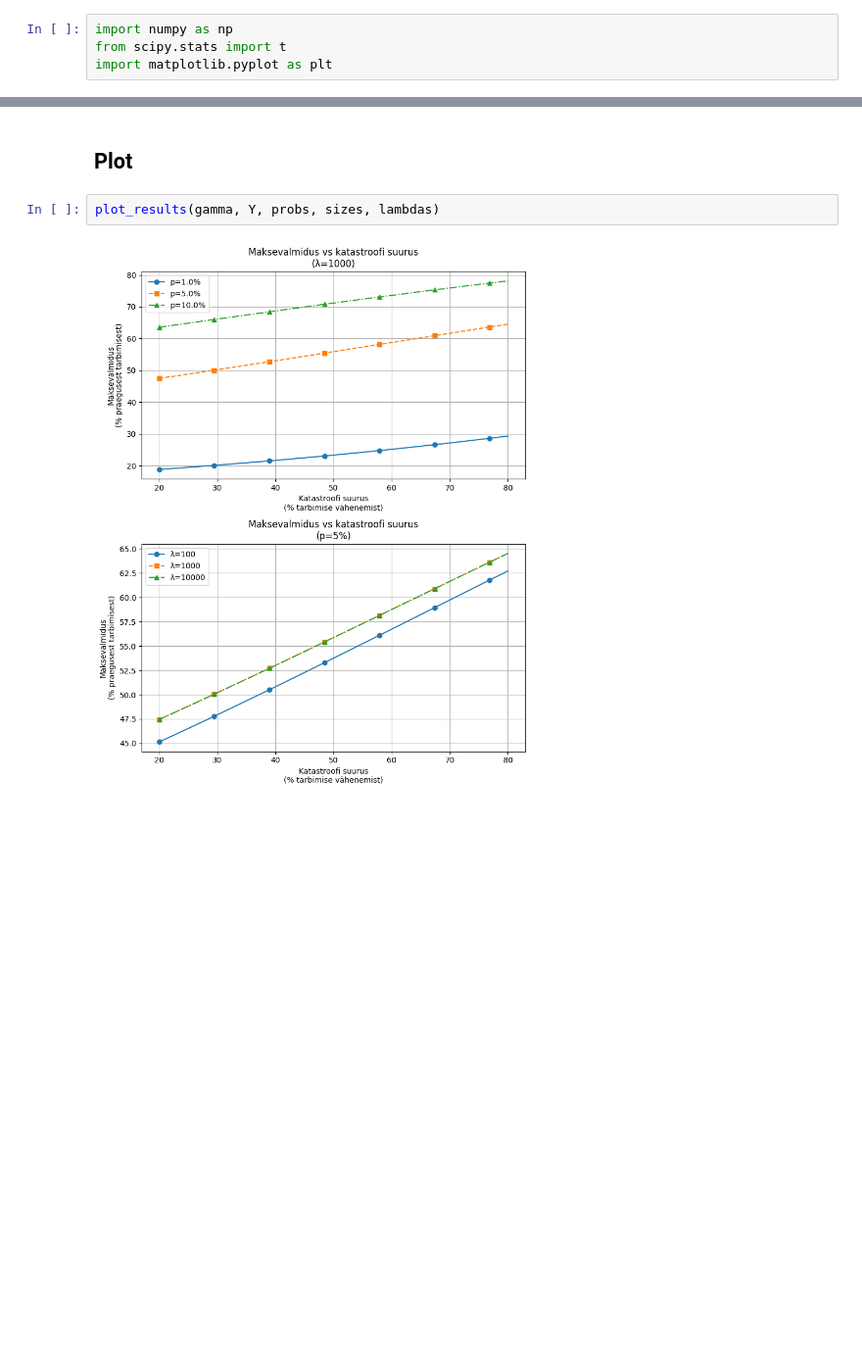
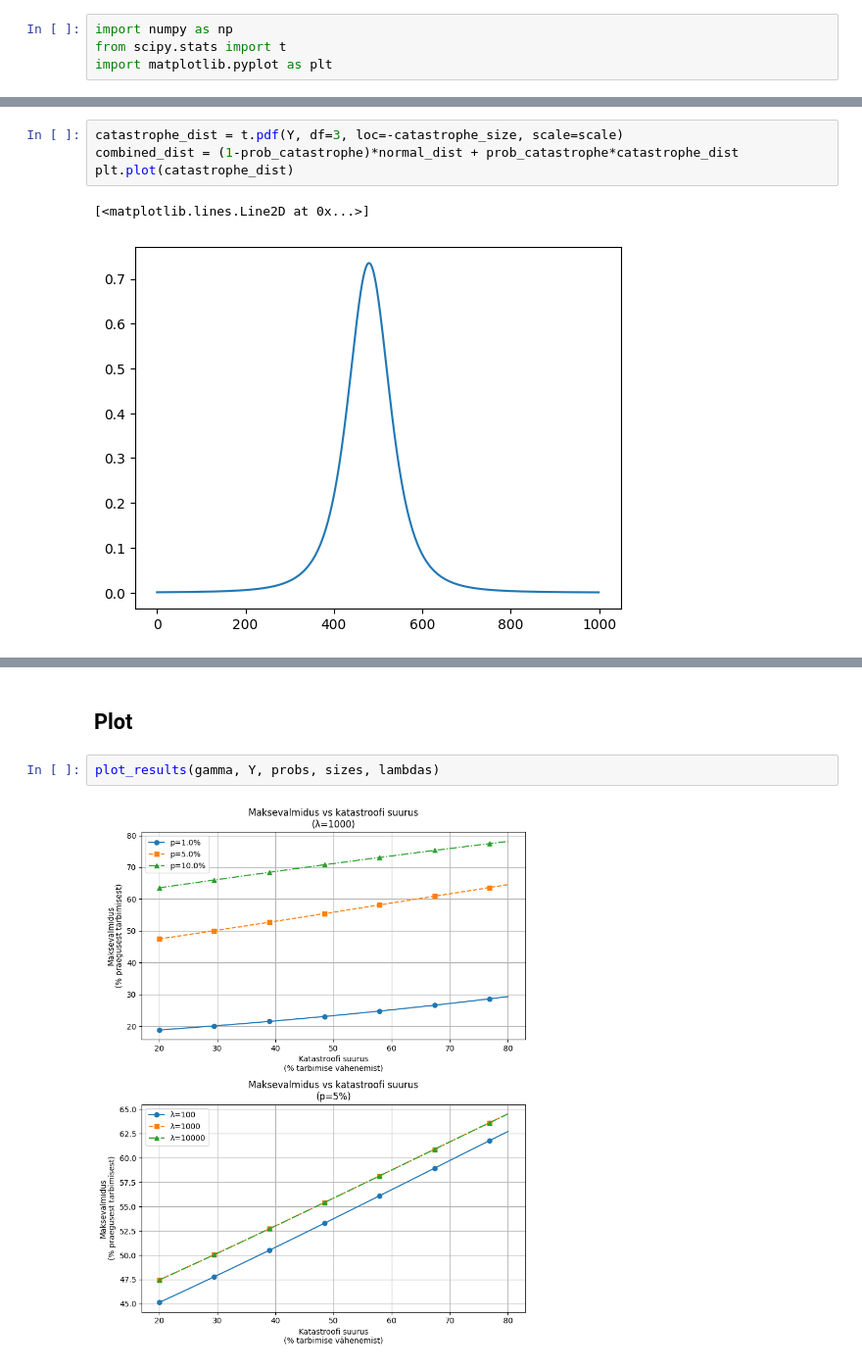
Before and after one commit to RRisto/RRisto.github.io, a Jupyter notebook: weitzmann_nordhaus/willingness_to_pay.ipynb, the cells around one changed output, grey strips where cells are left out. Shown at 98% size. Cells and saved outputs as stored; diff of their text form; blank space fills up the shorter version.

```diff
--- a/weitzmann_nordhaus/willingness_to_pay.ipynb
+++ b/weitzmann_nordhaus/willingness_to_pay.ipynb
@@ -6,0 +33,7 @@ import matplotlib.pyplot as plt
+# %%
+catastrophe_dist = t.pdf(Y, df=3, loc=-catastrophe_size, scale=scale)
+combined_dist = (1-prob_catastrophe)*normal_dist + prob_catastrophe*catastrophe_dist
+plt.plot(catastrophe_dist)
+# %% [output]
+[<matplotlib.lines.Line2D at 0x...>]
+[figure, added]
```
Also changed, not shown: parts of 11 cells of this notebook.
